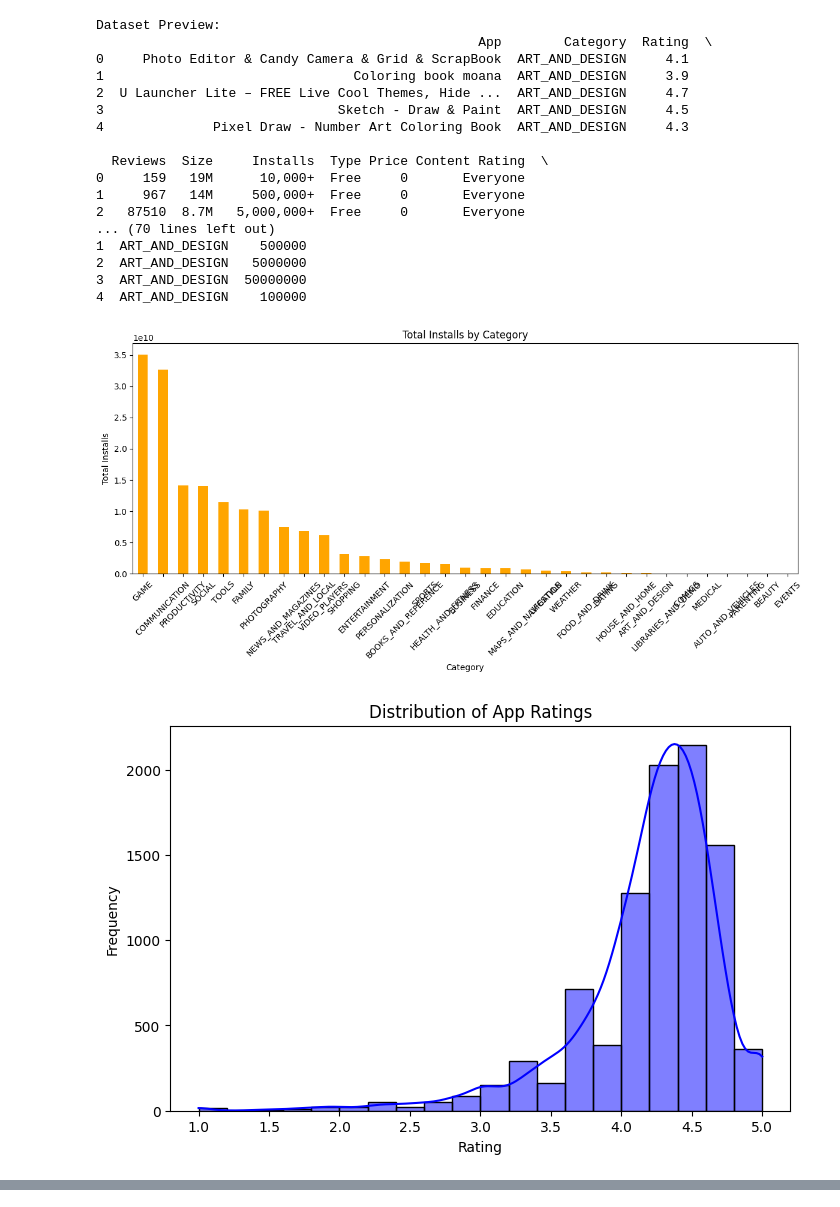
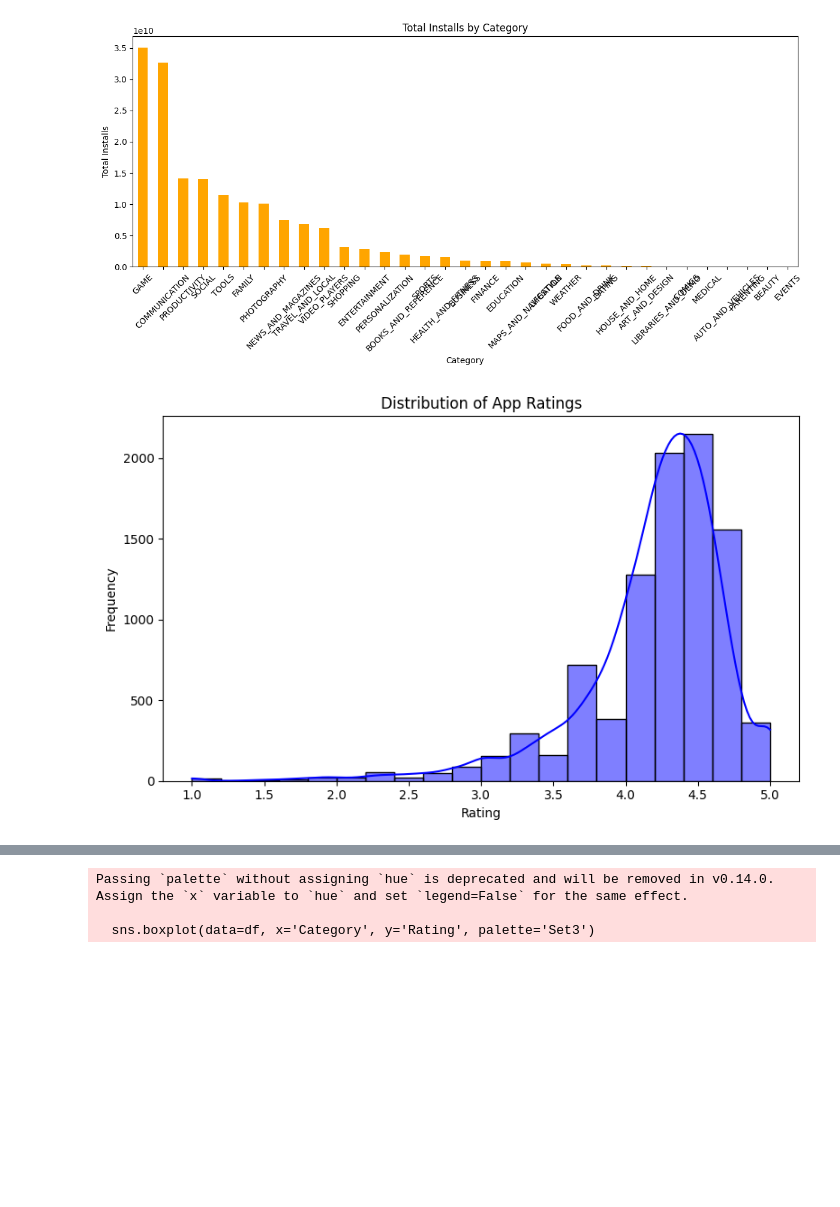
Before and after one commit to uabhanu/DataScientistRepo, a Jupyter notebook: GooglePlayAnalysis/notebooks/GooglePlayAnalysis.ipynb, the cells around one changed output, grey strips where cells are left out. Saved outputs shown, nothing was run; the diff lists cells and outputs as text; code cells hidden in the pictures; blank space fills up the shorter version.

```diff
--- a/GooglePlayAnalysis/notebooks/GooglePlayAnalysis.ipynb
+++ b/GooglePlayAnalysis/notebooks/GooglePlayAnalysis.ipynb
@@ -2,84 +2,76 @@
 import pandas as pd
 import matplotlib.pyplot as plt
 import seaborn as sns
+import os
 
 # Load the dataset
 data_path = '../data/googleplaystore.csv'
 df = pd.read_csv(data_path)
 
-# Preview the data
-print("Dataset Preview:")
-print(df.head())
-
-# Check for missing values and data types
-print("\nDataset Info:")
-print(df.info())
-
-# Generate summary statistics for numerical columns
-print("\nSummary Statistics:")
-print(df.describe())
-
-# Check unique values in each column
-print("\nUnique Value Counts:")
-print(df.nunique())
+# Ensure the visuals folder exists
+os.makedirs('../visuals', exist_ok=True)
 
 # Clean the Installs column
-# Remove rows with non-numeric values in the Installs column
 df = df[df['Installs'].str.contains('^[0-9,]+\\+$', na=False)]  # Keep only rows with valid patterns
 df['Installs'] = df['Installs'].str.replace(',', '').str.replace('+', '').astype(int)
-
-# Verify the cleaned Installs column
-print("\nCleaned Installs Column:")
-print(df[['Category', 'Installs']].head())
 
 # Bar chart for installs by category
 category_stats = df.groupby('Category')['Installs'].sum().sort_values(ascending=False)
 
-# Plot the bar chart
 plt.figure(figsize=(12, 6))
 category_stats.plot(kind='bar', color='orange')
 plt.title('Total Installs by Category')
 plt.xlabel('Category')
 plt.ylabel('Total Installs')
 plt.xticks(rotation=45)
 plt.tight_layout()
+plt.savefig('../visuals/bar_chart_installs_by_category.png')
 plt.show()
 
-# Add a histogram for Ratings
+# Histogram for Ratings
 plt.figure(figsize=(8, 5))
 sns.histplot(df['Rating'].dropna(), bins=20, kde=True, color='blue')
 plt.title('Distribution of App Ratings')
 plt.xlabel('Rating')
 plt.ylabel('Frequency')
+plt.tight_layout()
+plt.savefig('../visuals/histogram_ratings_distribution.png')
 plt.show()
 
-# Add a scatterplot for Reviews vs. Installs
+# Scatterplot for Reviews vs. Installs
 plt.figure(figsize=(10, 6))
 plt.scatter(df['Reviews'], df['Installs'], alpha=0.5, color='purple')
 plt.title('Reviews vs. Installs')
 plt.xlabel('Reviews')
 plt.ylabel('Installs')
 plt.xscale('log')
 plt.yscale('log')
 plt.grid(True, which="both", linestyle='--', linewidth=0.5)
+plt.tight_layout()
+plt.savefig('../visuals/scatterplot_reviews_vs_installs.png')
 plt.show()
+
+# New Visualization: Pie Chart of App Category Proportions
+category_proportions = df['Category'].value_counts()
+
+plt.figure(figsize=(10, 8))
+category_proportions.plot(kind='pie', autopct='%1.1f%%', startangle=90, cmap='tab20', fontsize=10)
+plt.title('Proportion of Apps by Category')
+plt.ylabel('')
+plt.tight_layout()
+plt.savefig('../visuals/pie_chart_category_proportions.png')
+plt.show()
+
+# New Visualization: Box Plot of Ratings by Category
+plt.figure(figsize=(12, 6))
+sns.boxplot(data=df, x='Category', y='Rating', palette='Set3')
+plt.title('Ratings Distribution by Category')
+plt.xlabel('Category')
+plt.ylabel('Rating')
+plt.xticks(rotation=45)
+plt.tight_layout()
+plt.savefig('../visuals/boxplot_ratings_by_category.png')
+plt.show()
 # %% [output]
-Dataset Preview:
-                                                 App        Category  Rating  \
-0     Photo Editor & Candy Camera & Grid & ScrapBook  ART_AND_DESIGN     4.1
-1                                Coloring book moana  ART_AND_DESIGN     3.9
-2  U Launcher Lite – FREE Live Cool Themes, Hide ...  ART_AND_DESIGN     4.7
-3                              Sketch - Draw & Paint  ART_AND_DESIGN     4.5
-4              Pixel Draw - Number Art Coloring Book  ART_AND_DESIGN     4.3
-
-  Reviews  Size     Installs  Type Price Content Rating  \
-0     159   19M      10,000+  Free     0       Everyone
-1     967   14M     500,000+  Free     0       Everyone
-2   87510  8.7M   5,000,000+  Free     0       Everyone
-... (70 lines left out)
-1  ART_AND_DESIGN    500000
-2  ART_AND_DESIGN   5000000
-3  ART_AND_DESIGN  50000000
-4  ART_AND_DESIGN    100000
 [figure]
-[figure, old version]
+[figure, new version]
@@ -86,0 +80,3 @@ Dataset Preview:
+Passing `palette` without assigning `hue` is deprecated and will be removed in v0.14.0. Assign the `x` variable to `hue` and set `legend=False` for the same effect.
+
+  sns.boxplot(data=df, x='Category', y='Rating', palette='Set3')
```
Also changed, not shown: parts of 1 cell of this notebook, 7 other files.
